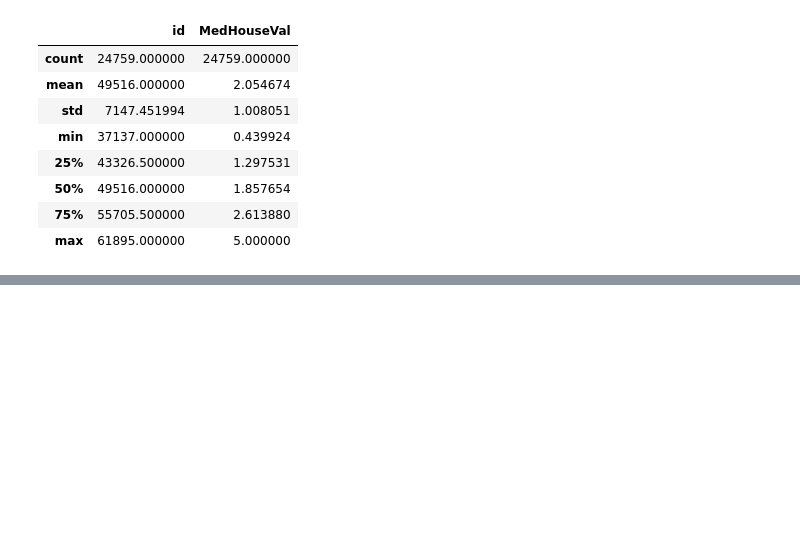
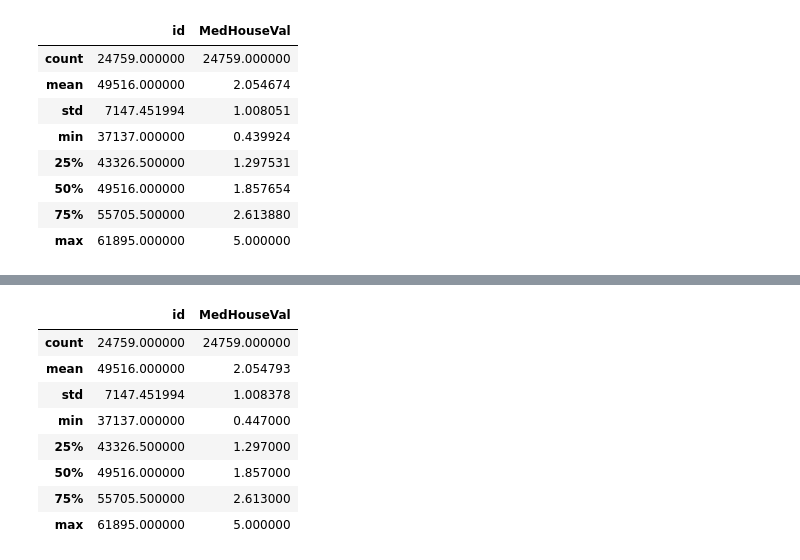
Before and after one commit to Analytics-Data-Science-and-Tech/Analytics_Data_Science, a Jupyter notebook: Tabular-Playground-Series/Tabular-Playground-Jan-2023/Ep1/Feature_Engineering.ipynb, the cells around one changed output, grey strips where cells are left out. Drawn from its saved outputs; the diff is of its cells as text; code cells hidden in the pictures; blank space fills up the shorter version.

```diff
--- a/Tabular-Playground-Series/Tabular-Playground-Jan-2023/Ep1/Feature_Engineering.ipynb
+++ b/Tabular-Playground-Series/Tabular-Playground-Jan-2023/Ep1/Feature_Engineering.ipynb
@@ -479,10 +484,12 @@ w1 = w1 / wtot
 w2 = w2 / wtot
 w3 = w3 / wtot
 
-en_sub = w1*sub1['MedHouseVal'] + w2*sub2['MedHouseVal'] + w3*sub3['MedHouseVal']
+en_sub = 0.2*sub1['MedHouseVal'] + 0.4*sub2['MedHouseVal'] + 0.4*sub3['MedHouseVal']
 
 sub_out = sub1
 sub_out['MedHouseVal'] = en_sub
+vals = train['MedHouseVal'].unique().tolist()
+sub_out['MedHouseVal'] = sub_out['MedHouseVal'].apply(lambda x: min(vals, key = lambda v: abs(v - x)))
 sub_out['MedHouseVal'] = np.where(sub_out['MedHouseVal'] > 5, 5, sub_out['MedHouseVal'])
 # %%
 sub_out.head()
@@ -509,0 +539,15 @@ sub_out.to_csv('sub_out.csv', index = False)
+# %%
+vals = train['MedHouseVal'].unique().tolist()
+blend['MedHouseVal'] = blend['MedHouseVal'].apply(lambda x: min(vals, key = lambda v: abs(v - x)))
+blend['MedHouseVal'] = np.where(blend['MedHouseVal'] > 5, 5, sub_out['MedHouseVal'])
+blend.describe()
+# %% [output]
+|  | id | MedHouseVal |
+| count | 24759.000000 | 24759.000000 |
+| mean | 49516.000000 | 2.054793 |
+| std | 7147.451994 | 1.008378 |
+| min | 37137.000000 | 0.447000 |
+| 25% | 43326.500000 | 1.297000 |
+| 50% | 49516.000000 | 1.857000 |
+| 75% | 55705.500000 | 2.613000 |
+| max | 61895.000000 | 5.000000 |
```
Also changed, not shown: parts of 11 cells of this notebook.
